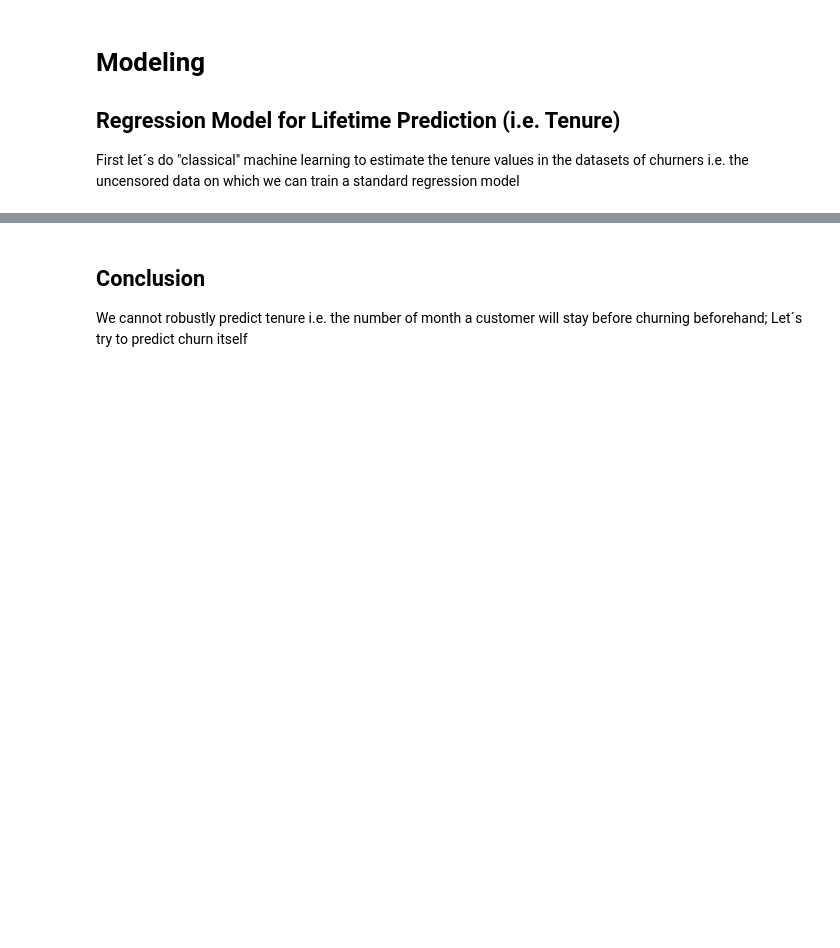
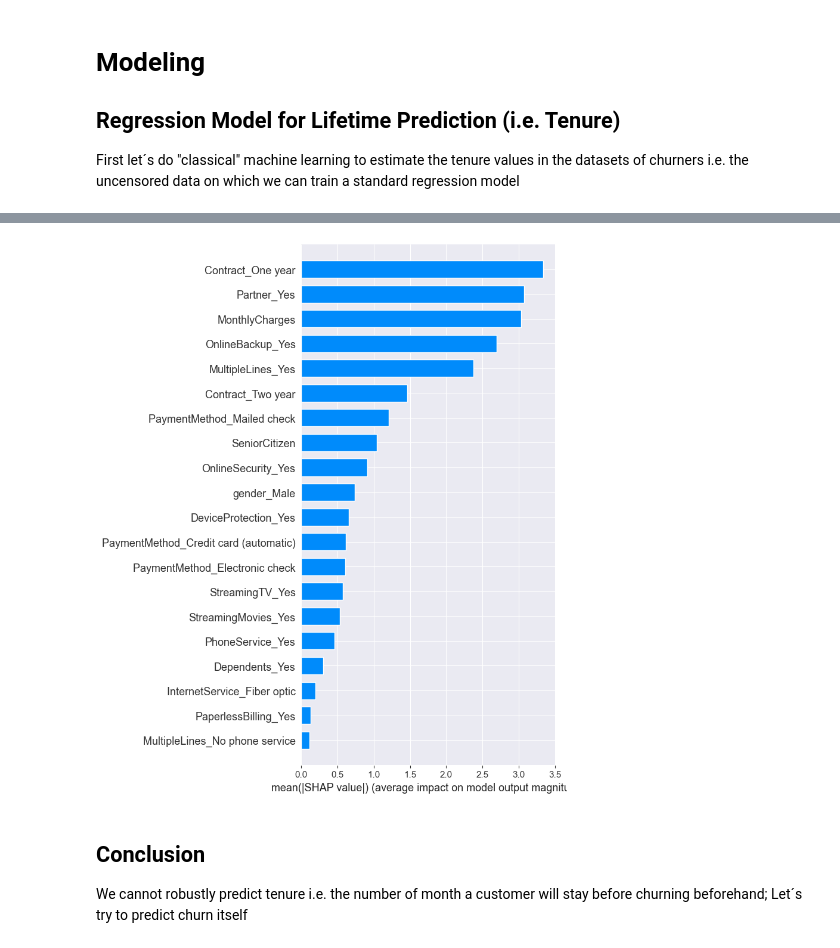
Before and after one commit to Sebastian1981/CBM_Survival_Analysis, a Jupyter notebook: poc.ipynb, the cells around one changed output, grey strips where cells are left out. Cells and saved outputs as stored; diff of their text form; code cells hidden in the pictures; blank space fills up the shorter version.

```diff
--- a/poc.ipynb
+++ b/poc.ipynb
@@ -203,3 +221,7 @@ NameError: name 'reg' is not defined
+# %%
+lrm.plot_shap_feature_importance(plot_type='bar')
+# %% [output]
+[figure, added]
 # %% [markdown]
 ## Conclusion
 We cannot robustly predict tenure i.e. the number of month a customer will stay before churning beforehand; Let´s try to predict churn itself
```
Also changed, not shown: parts of 7 cells of this notebook.
